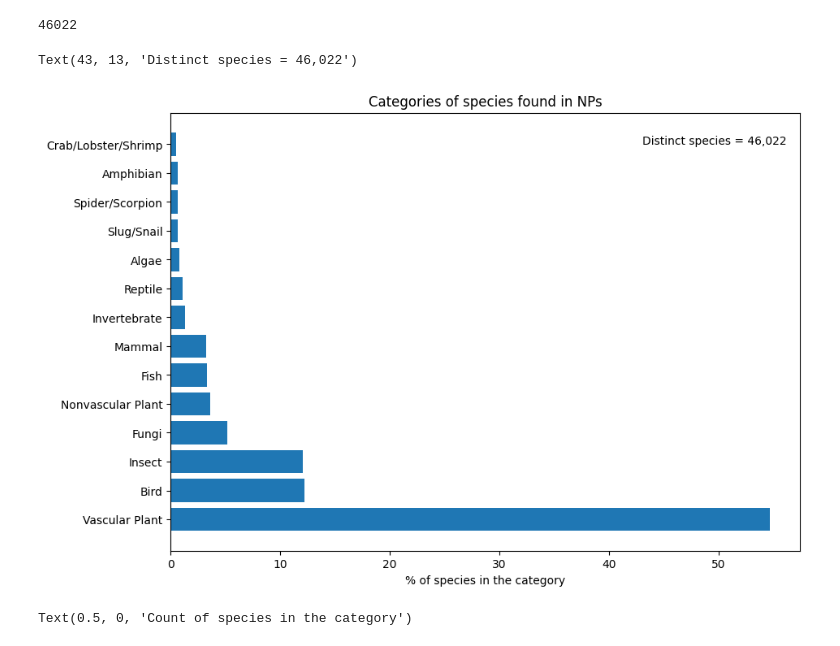
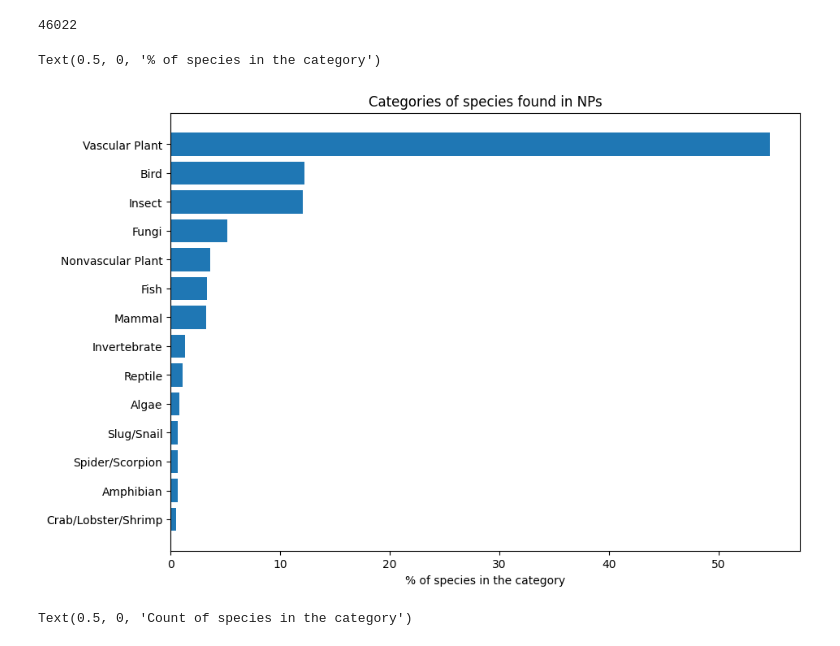
Before and after one commit to mtarrago/IH_final_project, a Jupyter notebook: kaggle_data.ipynb, the cells around one changed output. Cells and saved outputs as stored; diff of their text form; code cells hidden in the pictures.

```diff
--- a/kaggle_data.ipynb
+++ b/kaggle_data.ipynb
@@ -157,0 +137,3 @@ Name: count, dtype: int64
+# %%
+hplot_data = species['category'].value_counts(normalize = True, ascending= True)*100
+hplot_data
@@ -166,12 +163,12 @@ df_b = pd.DataFrame(b)
 # %%
 plt.figure(figsize=(10,7))
-plt.barh(df_b.index,df_b['count'])
+plt.barh(hplot_data.index,hplot_data.values)
 plt.title('Categories of species found in NPs')
 plt.xlabel('% of species in the category')
-plt.text(43,13,'Distinct species = 46,022')
+#plt.text(9,6,'Distinct species = 46,022')
 # %% [output]
-Text(43, 13, 'Distinct species = 46,022')
+Text(0.5, 0, '% of species in the category')
-[figure, old version]
+[figure, new version]
 # %%
 sp_types = species['category'].value_counts()
 df_sp_types = pd.DataFrame(sp_types)
```
Also changed, not shown: parts of 9 cells of this notebook, 25 other files.
